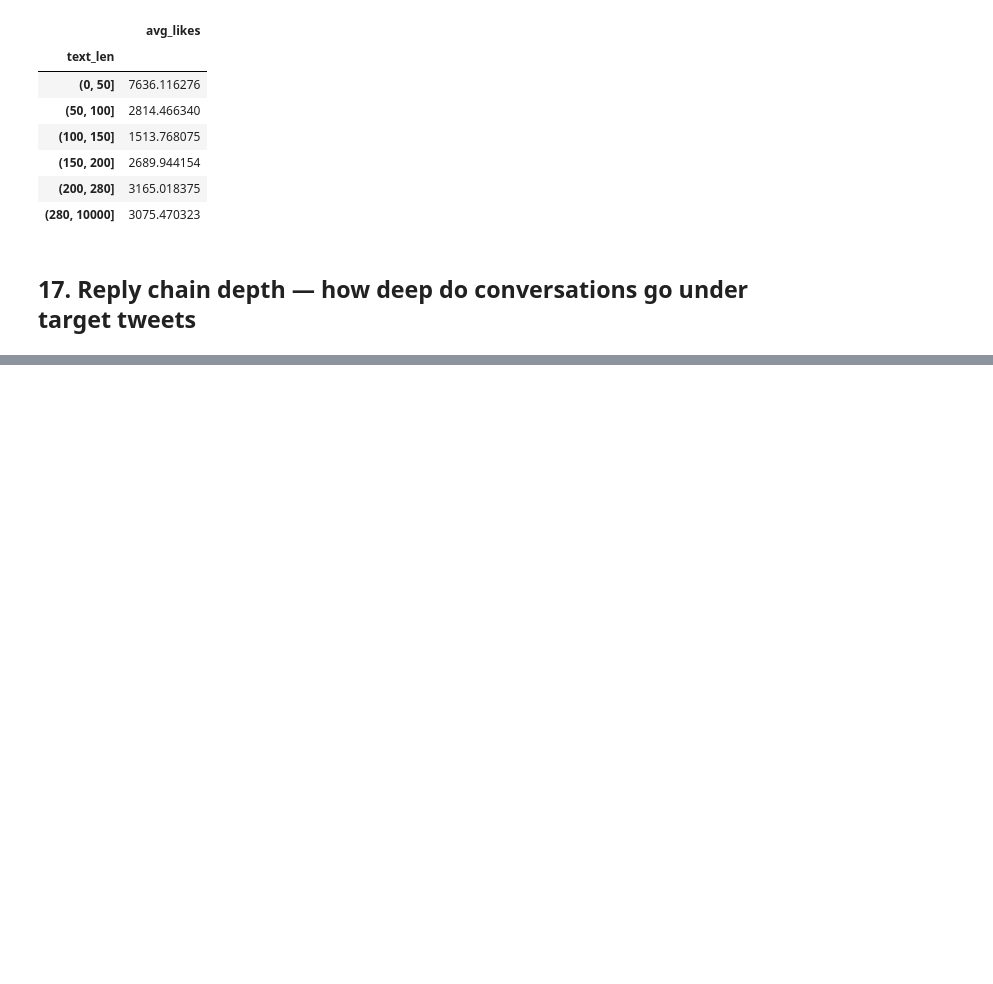
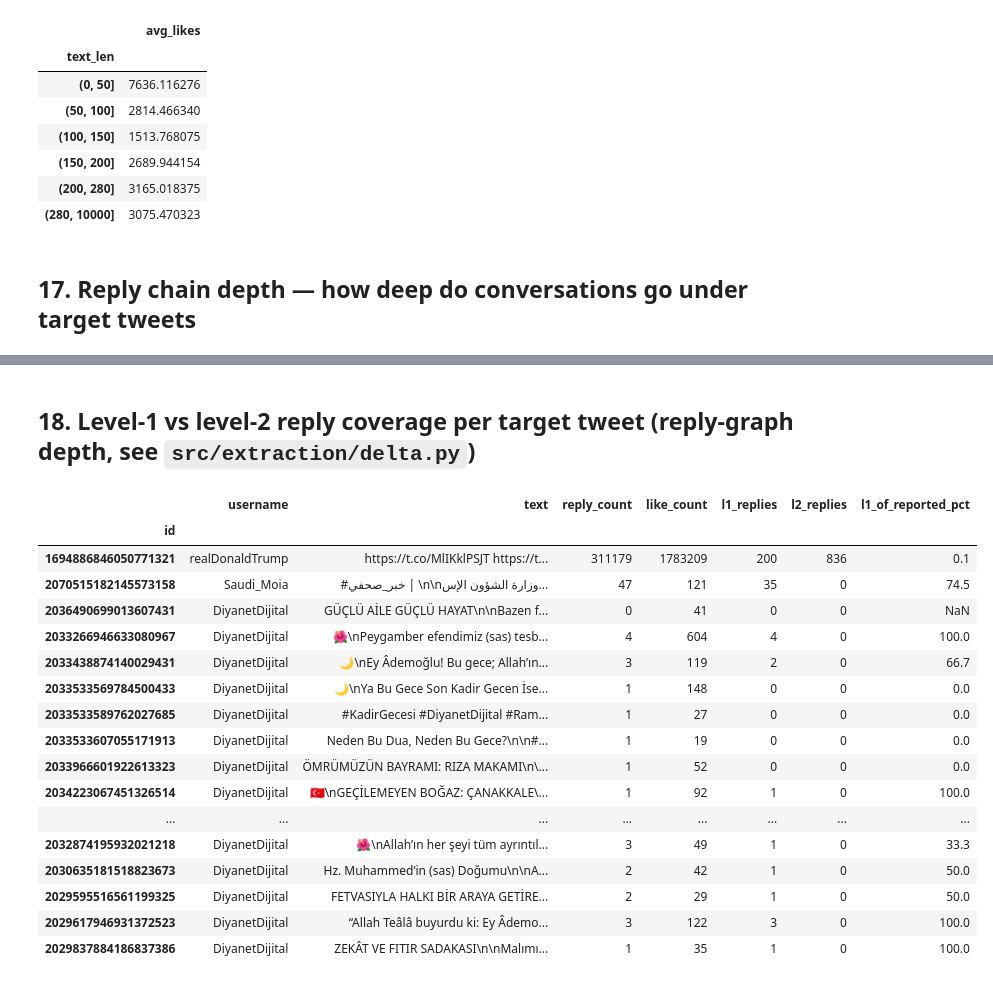
Before and after one commit to zztaouil/twitter-datum, a Jupyter notebook: tools/explore.ipynb, the cells around one changed output, grey strips where cells are left out. Drawn from its saved outputs; the diff is of its cells as text; code cells hidden in the pictures; blank space fills up the shorter version.

```diff
--- a/tools/explore.ipynb
+++ b/tools/explore.ipynb
@@ -440,2 +440,45 @@ max         66.000000
 dtype: float64
 [figure]
+# %% [markdown]
+## 18. Level-1 vs level-2 reply coverage per target tweet (reply-graph depth, see `src/extraction/delta.py`)
+# %%
+parent_of = tweets.set_index("id")["parent_tweet_id"]
+root_of_target = root_tweets[root_tweets["is_target"]].set_index("id")
+
+# level-1: replies whose immediate parent is a target's root tweet
+l1 = replies_only[replies_only["parent_tweet_id"].isin(root_of_target.index)].copy()
+l1["root_tweet_id"] = l1["parent_tweet_id"]
+
+# level-2: replies whose immediate parent is itself a level-1 reply;
+# walk one extra parent_tweet_id hop to find the original target root tweet
+l1_ids = set(l1["id"])
+l2 = replies_only[replies_only["parent_tweet_id"].isin(l1_ids)].copy()
+l2["root_tweet_id"] = l2["parent_tweet_id"].map(parent_of)
+
+l1_counts = l1.groupby("root_tweet_id").size().rename("l1_replies")
+l2_counts = l2.groupby("root_tweet_id").size().rename("l2_replies")
+
+reply_graph = root_of_target[["username", "text", "reply_count", "like_count"]].join(l1_counts).join(l2_counts).fillna(0)
+reply_graph[["l1_replies", "l2_replies"]] = reply_graph[["l1_replies", "l2_replies"]].astype(int)
+reply_count_denom = reply_graph["reply_count"].astype(float).replace(0, float("nan"))
+reply_graph["l1_of_reported_pct"] = (reply_graph["l1_replies"] / reply_count_denom * 100).round(1)
+reply_graph.sort_values("l2_replies", ascending=False).head(30)
+# %% [output]
+|  | username | text | reply_count | like_count | l1_replies | l2_replies | l1_of_reported_pct |
+| id |  |  |  |  |  |  |  |
+| 1694886846050771321 | realDonaldTrump | https://t.co/MlIKklPSJT https://t... | 311179 | 1783209 | 200 | 836 | 0.1 |
+| 2070515182145573158 | Saudi_Moia | #خبر_صحفي | \n\nوزارة الشؤون الإس... | 47 | 121 | 35 | 0 | 74.5 |
+| 2036490699013607431 | DiyanetDijital | GÜÇLÜ AİLE GÜÇLÜ HAYAT\n\nBazen f... | 0 | 41 | 0 | 0 | NaN |
+| 2033266946633080967 | DiyanetDijital | 🌺\nPeygamber efendimiz (sas) tesb... | 4 | 604 | 4 | 0 | 100.0 |
+| 2033438874140029431 | DiyanetDijital | 🌙\nEy Âdemoğlu! Bu gece; Allah’ın... | 3 | 119 | 2 | 0 | 66.7 |
+| 2033533569784500433 | DiyanetDijital | 🌙\nYa Bu Gece Son Kadir Gecen İse... | 1 | 148 | 0 | 0 | 0.0 |
+| 2033533589762027685 | DiyanetDijital | #KadirGecesi #DiyanetDijital #Ram... | 1 | 27 | 0 | 0 | 0.0 |
+| 2033533607055171913 | DiyanetDijital | Neden Bu Dua, Neden Bu Gece?\n\n#... | 1 | 19 | 0 | 0 | 0.0 |
+| 2033966601922613323 | DiyanetDijital | ÖMRÜMÜZÜN BAYRAMI: RIZA MAKAMI\n\... | 1 | 52 | 0 | 0 | 0.0 |
+| 2034223067451326514 | DiyanetDijital | 🇹🇷\nGEÇİLEMEYEN BOĞAZ: ÇANAKKALE\... | 1 | 92 | 1 | 0 | 100.0 |
+| ... | ... | ... | ... | ... | ... | ... | ... |
+| 2032874195932021218 | DiyanetDijital | 🌺\nAllah’ın her şeyi tüm ayrıntıl... | 3 | 49 | 1 | 0 | 33.3 |
+| 2030635181518823673 | DiyanetDijital | Hz. Muhammed’in (sas) Doğumu\n\nA... | 2 | 42 | 1 | 0 | 50.0 |
+| 2029595516561199325 | DiyanetDijital | FETVASIYLA HALKI BİR ARAYA GETİRE... | 2 | 29 | 1 | 0 | 50.0 |
+| 2029617946931372523 | DiyanetDijital | “Allah Teâlâ buyurdu ki: Ey Âdemo... | 3 | 122 | 3 | 0 | 100.0 |
+| 2029837884186837386 | DiyanetDijital | ZEKÂT VE FITIR SADAKASI\n\nMalımı... | 1 | 35 | 1 | 0 | 100.0 |
```
Also changed, not shown: parts of 11 cells of this notebook, 2 other files.
